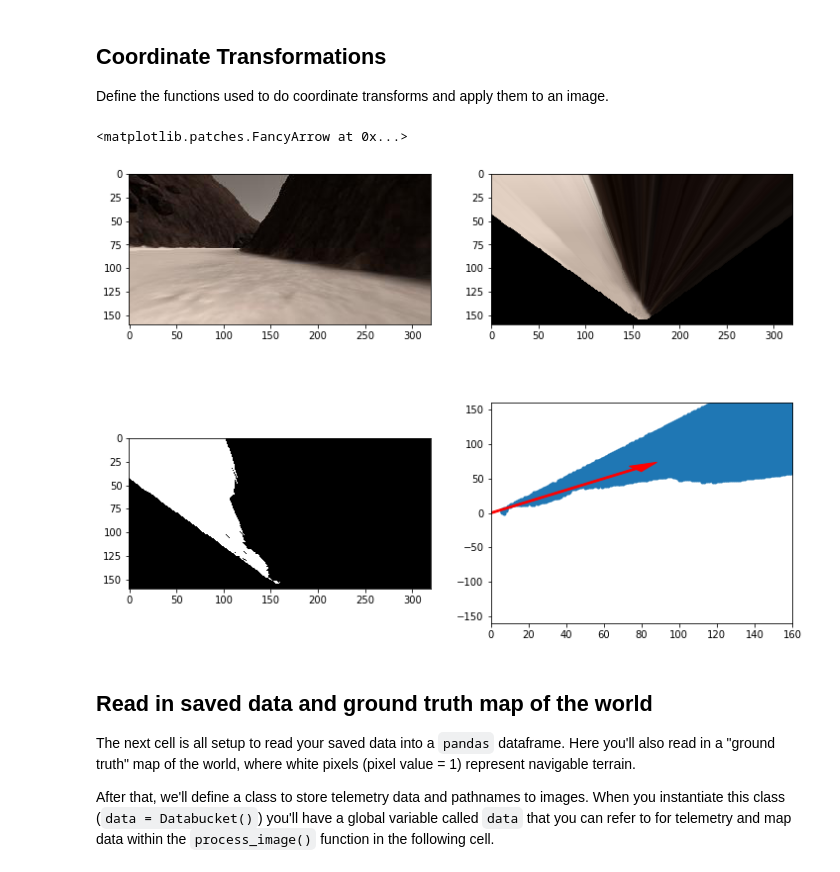
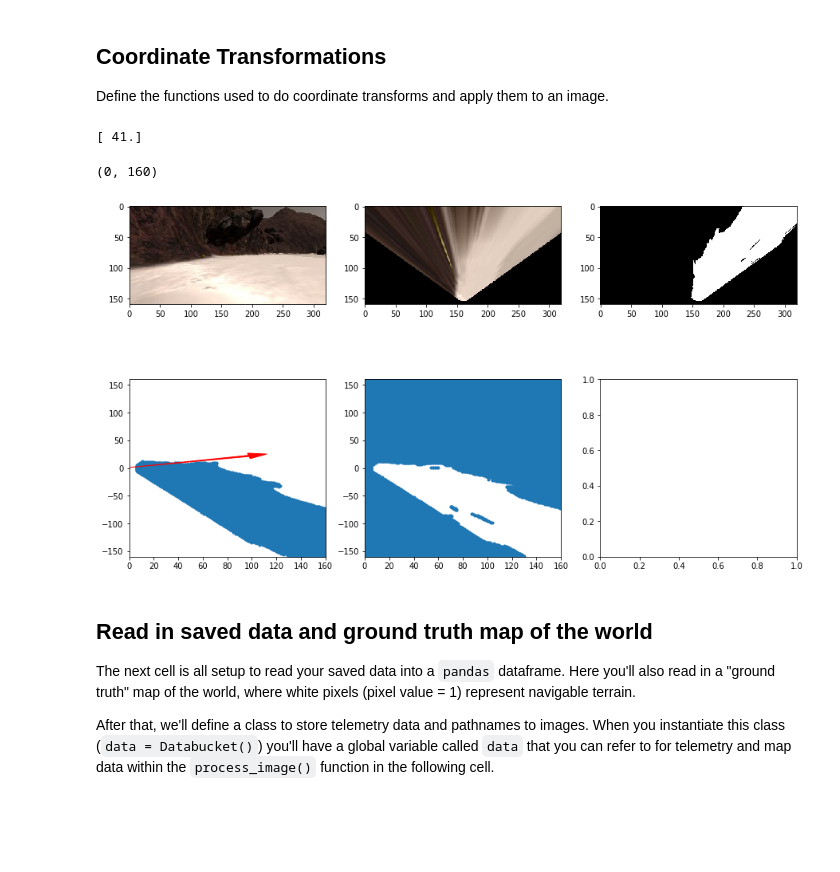
Before and after one commit to iamfaisalkhan/RoboND-Rover, a Jupyter notebook: code/Rover_Project_Test_Notebook.ipynb, the cells around one changed output. Drawn from its saved outputs; the diff is of its cells as text; code cells hidden in the pictures; blank space fills up the shorter version.

```diff
--- a/code/Rover_Project_Test_Notebook.ipynb
+++ b/code/Rover_Project_Test_Notebook.ipynb
@@ -247,50 +247,59 @@ def translate_pix(xpix_rot, ypix_rot, xpos, ypos, scale):
     ypix_translated = (ypix_rot / scale) + ypos
     # Return the result
     return xpix_translated, ypix_translated
 
 # Define a function to apply rotation and translation (and clipping)
 # Once you define the two functions above this function should work
 def pix_to_world(xpix, ypix, xpos, ypos, yaw, world_size, scale):
     # Apply rotation
     xpix_rot, ypix_rot = rotate_pix(xpix, ypix, yaw)
     # Apply translation
     xpix_tran, ypix_tran = translate_pix(xpix_rot, ypix_rot, xpos, ypos, scale)
     # Perform rotation, translation and clipping all at once
     x_pix_world = np.clip(np.int_(xpix_tran), 0, world_size - 1)
     y_pix_world = np.clip(np.int_(ypix_tran), 0, world_size - 1)
     # Return the result
     return x_pix_world, y_pix_world
 
 # Grab another random image
 idx = np.random.randint(0, len(img_list)-1)
 image = mpimg.imread(img_list[idx])
 warped = perspect_transform(image, source, destination)
-threshed = color_thresh(warped)
+terrain, obstacles = terrain_filter(warped)
 
 # Calculate pixel values in rover-centric coords and distance/angle to all pixels
-xpix, ypix = rover_coords(threshed)
-dist, angles = to_polar_coords(xpix, ypix)
+xpix, ypix = rover_coords(terrain)
+
+idx = np.where(xpix==40)[0]
+axs[1, 2].plot(xpix[idx], ypix[idx])
+
+dist, angles = to_polar_coords(np.array([40]), np.array(np.max(ypix[idx])))
+print (dist)
 mean_dir = np.mean(angles)
 
+xpix_obs, ypix_obs = rover_coords(obstacles)
+
+
 # Do some plotting
-fig = plt.figure(figsize=(12,9))
-plt.subplot(221)
-plt.imshow(image)
-plt.subplot(222)
-plt.imshow(warped)
-plt.subplot(223)
-plt.imshow(threshed, cmap='gray')
-plt.subplot(224)
-plt.plot(xpix, ypix, '.')
-plt.ylim(-160, 160)
-plt.xlim(0, 160)
+fig, axs = plt.subplots(2, 3, figsize=(15,9))
+axs[0, 0].imshow(image)
+axs[0, 1].imshow(warped)
+axs[0, 2].imshow(terrain, cmap='gray')
+axs[1, 0].plot(xpix, ypix, '.')
+axs[1, 0].set_ylim(-160, 160)
+axs[1, 0].set_xlim(0, 160)
 arrow_length = 100
 x_arrow = arrow_length * np.cos(mean_dir)
 y_arrow = arrow_length * np.sin(mean_dir)
-plt.arrow(0, 0, x_arrow, y_arrow, color='red', zorder=2, head_width=10, width=2)
+axs[1, 0].arrow(0, 0, x_arrow, y_arrow, color='red', zorder=2, head_width=10, width=2)
+
+axs[1, 1].plot(xpix_obs, ypix_obs, '.')
+axs[1, 1].set_ylim(-160, 160)
+axs[1, 1].set_xlim(0, 160)
 # %% [output]
-<matplotlib.patches.FancyArrow at 0x...>
+[ 41.]
+(0, 160)
-[figure, old version]
+[figure, new version]
 # %% [markdown]
 ## Read in saved data and ground truth map of the world
 The next cell is all setup to read your saved data into a `pandas` dataframe.  Here you'll also read in a "ground truth" map of the world, where white pixels (pixel value = 1) represent navigable terrain.
```
Also changed, not shown: parts of 5 cells of this notebook, 2 other files.
